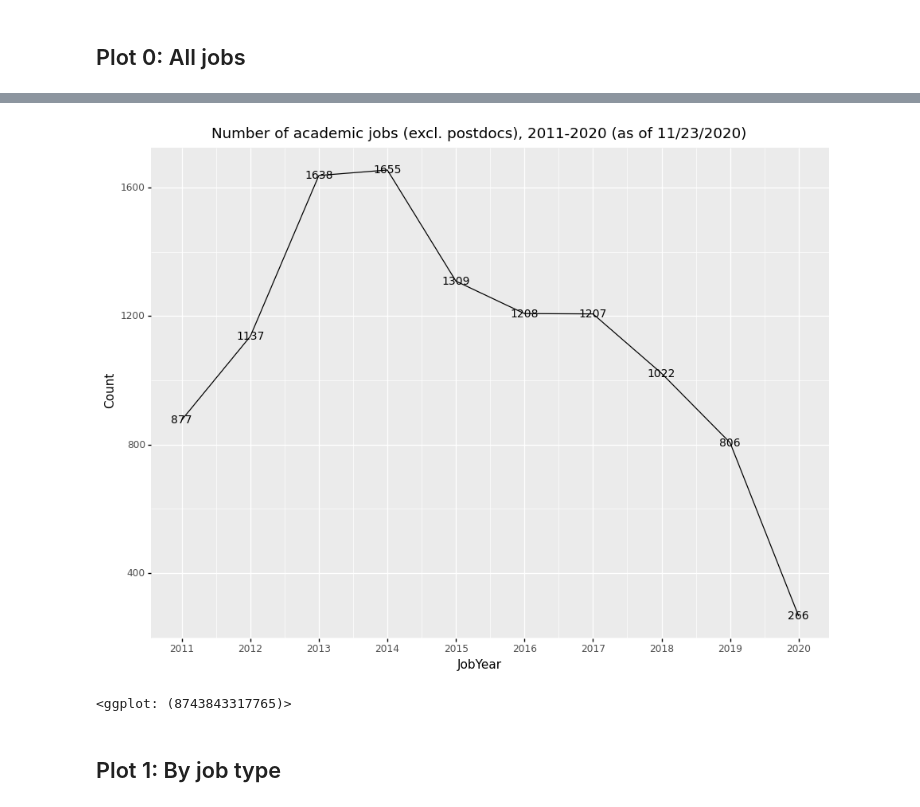
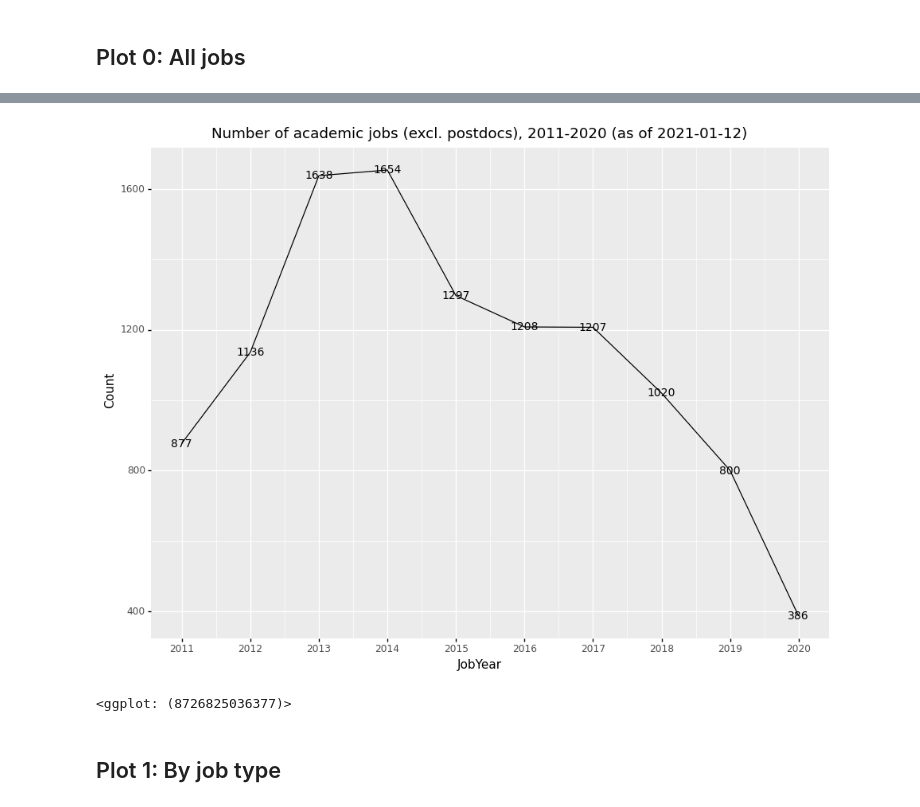
Before and after one commit to quadrismegistus/jobcensus, a Jupyter notebook: plot/plotjobs.ipynb, the cells around one changed output, grey strips where cells are left out. Cells and saved outputs as stored; diff of their text form; code cells hidden in the pictures.

Commit message:
updating wiki data for january; added creative writing genre data

```diff
--- a/plot/plotjobs.ipynb
+++ b/plot/plotjobs.ipynb
@@ -11,6 +14,6 @@ p9.options.figure_size=(11,8)
 # %% [markdown]
 ## Load data
 # %%
-df_all = pd.read_csv('../synthesis/data.jobcensus.synthesized.2020-11-24.csv')
+df_all = pd.read_csv('../synthesis/data.jobcensus.synthesized.2021-01-12.csv')
 df_all
 # %% [output]
@@ -79,16 +94,16 @@ df_count0 = dfm[dfm.JobType!='Postdoc'].groupby(['JobYear']).count().reset_index
 # %%
 fig=(
     p9.ggplot(p9.aes(x='JobYear',y='Count'),df_count0)
     + p9.geom_line()
     + p9.geom_text(p9.aes(label='Count'),size=10)
     + p9.scale_x_continuous(breaks=range(2011,2021))
-    + p9.ggtitle('Number of academic jobs (excl. postdocs), 2011-2020 (as of 11/23/2020)')
+    + p9.ggtitle(f'Number of academic jobs (excl. postdocs), 2011-2020 (as of {date})')
 )
-fig.save('figures/fig0.num_jobs.png',dpi=300)
+fig.save(f'figures/fig0.num_jobs.{date}.png',dpi=300)
 fig
 # %% [output]
-[figure, old version]
+[figure, new version]
-<ggplot: (8743843317765)>
+<ggplot: (8726825036377)>
 # %% [markdown]
 ## Plot 1: By job type
 # %%
```
Also changed, not shown: parts of 11 cells of this notebook, 25 other files.
